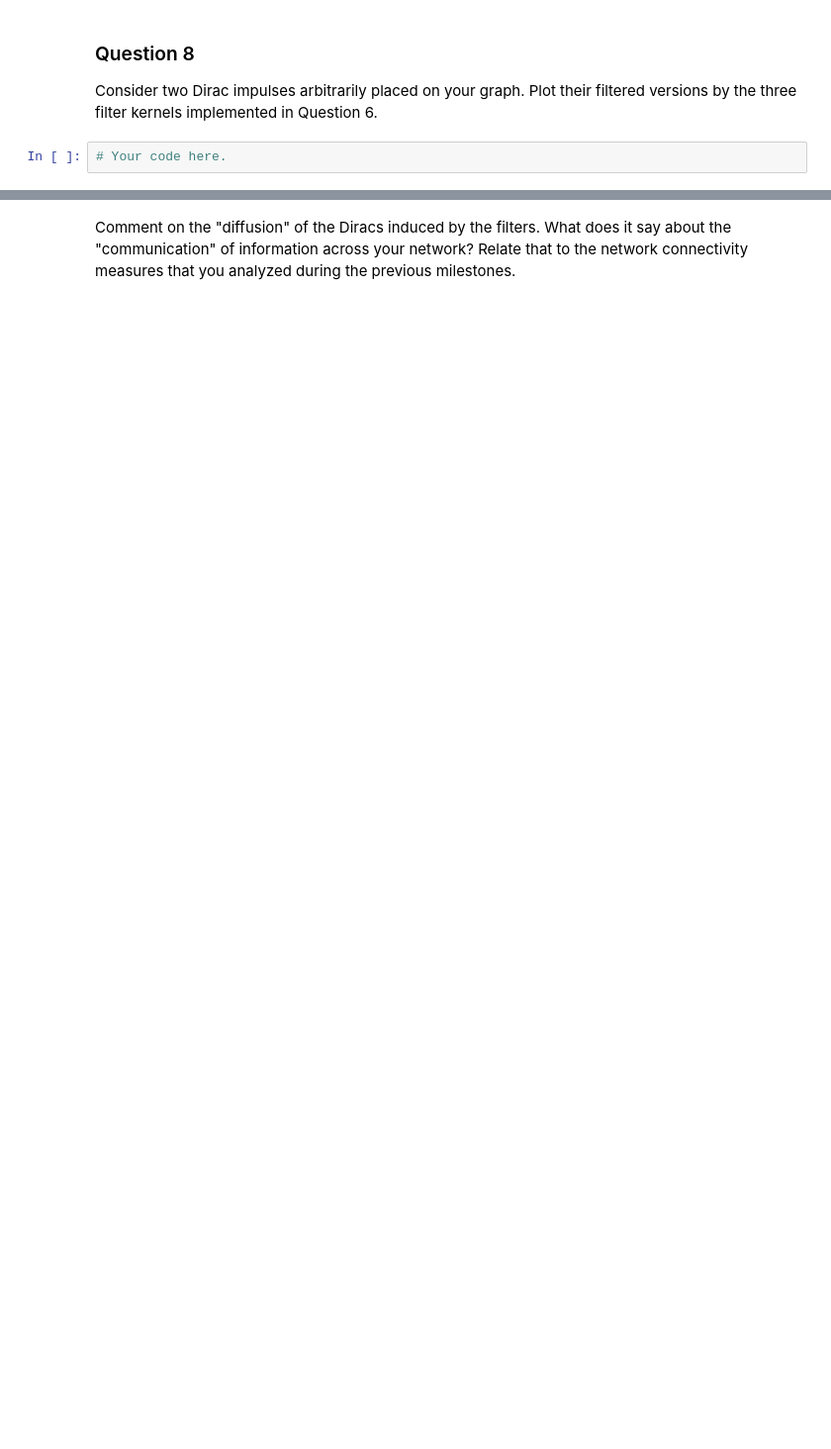
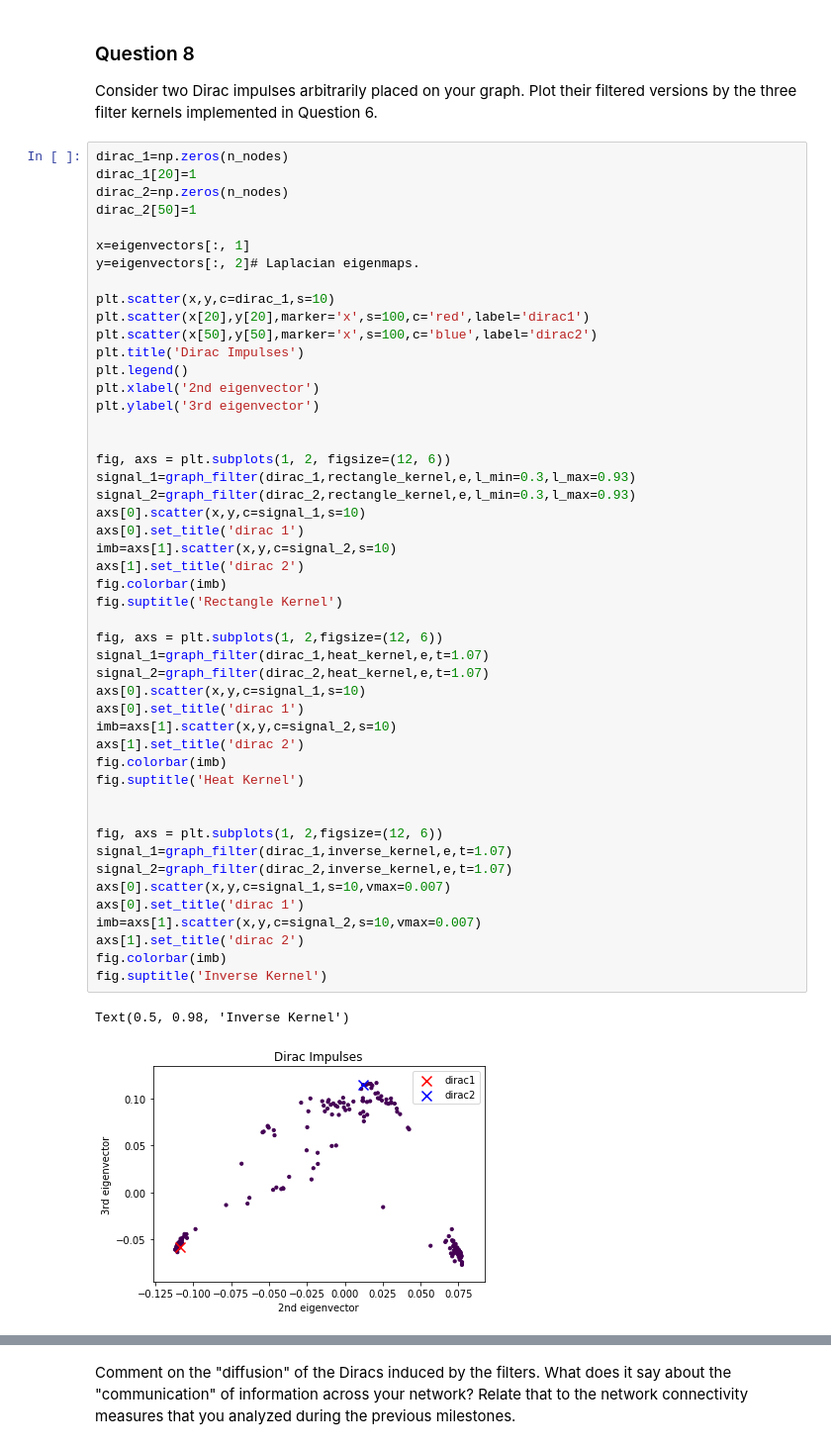
Before and after one commit to nikolaiorgland/conseil_national, a Jupyter notebook: milestone4/4_graph_signal_processing.ipynb, the cells around one changed output, grey strips where cells are left out. Shown: that part at 99% size. Saved outputs shown, nothing was run; the diff lists cells and outputs as text; blank space fills up the shorter version.

```diff
--- a/milestone4/4_graph_signal_processing.ipynb
+++ b/milestone4/4_graph_signal_processing.ipynb
@@ -279,5 +305,54 @@ Plot all three filter kernels in the spectral domain. Remember to properly name
 ### Question 8
 
 Consider two Dirac impulses arbitrarily placed on your graph. Plot their filtered versions by the three filter kernels implemented in Question 6.
-# %%
-# Your code here.
+# %%
+dirac_1=np.zeros(n_nodes)
+dirac_1[20]=1
+dirac_2=np.zeros(n_nodes)
+dirac_2[50]=1
+
+x=eigenvectors[:, 1]
+y=eigenvectors[:, 2]# Laplacian eigenmaps.
+
+plt.scatter(x,y,c=dirac_1,s=10)
+plt.scatter(x[20],y[20],marker='x',s=100,c='red',label='dirac1')
+plt.scatter(x[50],y[50],marker='x',s=100,c='blue',label='dirac2')
+plt.title('Dirac Impulses')
+plt.legend()
+plt.xlabel('2nd eigenvector')
+plt.ylabel('3rd eigenvector')
+
+
+fig, axs = plt.subplots(1, 2, figsize=(12, 6))
+signal_1=graph_filter(dirac_1,rectangle_kernel,e,l_min=0.3,l_max=0.93)
+signal_2=graph_filter(dirac_2,rectangle_kernel,e,l_min=0.3,l_max=0.93)
+axs[0].scatter(x,y,c=signal_1,s=10)
+axs[0].set_title('dirac 1')
+imb=axs[1].scatter(x,y,c=signal_2,s=10)
+axs[1].set_title('dirac 2')
+fig.colorbar(imb)
+fig.suptitle('Rectangle Kernel')
+
+fig, axs = plt.subplots(1, 2,figsize=(12, 6))
+signal_1=graph_filter(dirac_1,heat_kernel,e,t=1.07)
+signal_2=graph_filter(dirac_2,heat_kernel,e,t=1.07)
+axs[0].scatter(x,y,c=signal_1,s=10)
+axs[0].set_title('dirac 1')
+imb=axs[1].scatter(x,y,c=signal_2,s=10)
+axs[1].set_title('dirac 2')
+fig.colorbar(imb)
+fig.suptitle('Heat Kernel')
+
+
+fig, axs = plt.subplots(1, 2,figsize=(12, 6))
+signal_1=graph_filter(dirac_1,inverse_kernel,e,t=1.07)
+signal_2=graph_filter(dirac_2,inverse_kernel,e,t=1.07)
+axs[0].scatter(x,y,c=signal_1,s=10,vmax=0.007)
+axs[0].set_title('dirac 1')
+imb=axs[1].scatter(x,y,c=signal_2,s=10,vmax=0.007)
+axs[1].set_title('dirac 2')
+fig.colorbar(imb)
+fig.suptitle('Inverse Kernel')
+# %% [output]
+Text(0.5, 0.98, 'Inverse Kernel')
+[figure, added]
```
Also changed, not shown: parts of 26 cells of this notebook.
